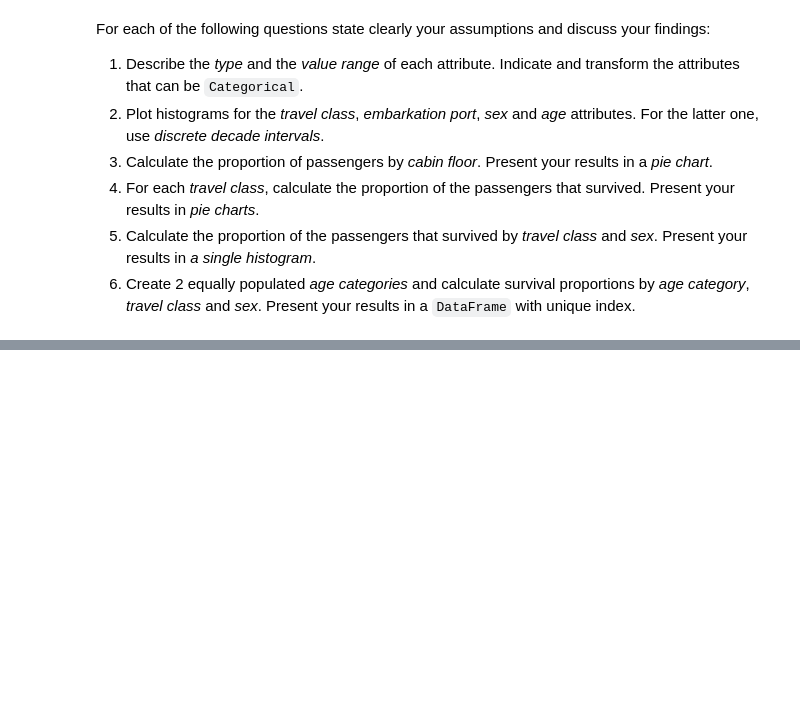
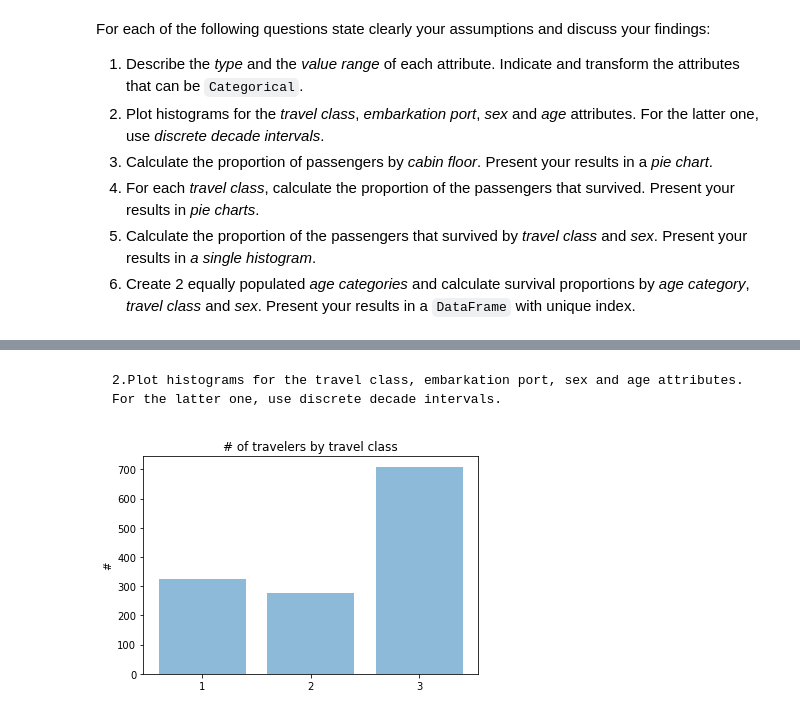
Before and after one commit to khalidomari/ADA2017, a Jupyter notebook: 01 - Pandas and Data Wrangling/Homework 1_Khalid.ipynb, the cells around one changed output, grey strips where cells are left out. Drawn from its saved outputs; the diff is of its cells as text; code cells hidden in the pictures; blank space fills up the shorter version.

```diff
--- a/01 - Pandas and Data Wrangling/Homework 1_Khalid.ipynb
+++ b/01 - Pandas and Data Wrangling/Homework 1_Khalid.ipynb
@@ -254,0 +266,3 @@ For each of the following questions state clearly your assumptions and discuss y
+# %%
+titanic = pd.read_excel('Data/titanic.xls')
+titanic
@@ -254,0 +350,16 @@ For each of the following questions state clearly your assumptions and discuss y
+# %% [markdown]
+    2.Plot histograms for the travel class, embarkation port, sex and age attributes. For the latter one, use discrete decade intervals.
+# %%
+# Travel Class
+values = titanic['pclass'].value_counts().sort_index()
+classes = values.index
+
+y_pos = np.arange(len(classes))
+
+plt.bar(y_pos, values, align='center', alpha=0.5)
+plt.xticks(y_pos, objects)
+plt.ylabel('#')
+plt.title('# of travelers by travel class')
+plt.show()
+# %% [output]
+[figure, added]
```
Also changed, not shown: parts of 30 cells of this notebook.
